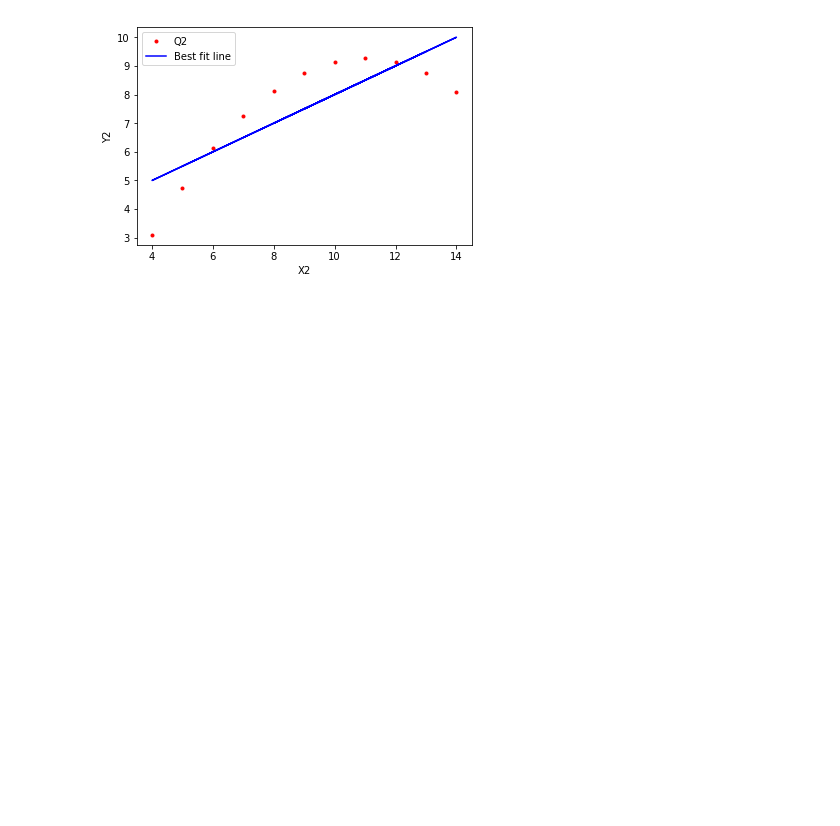
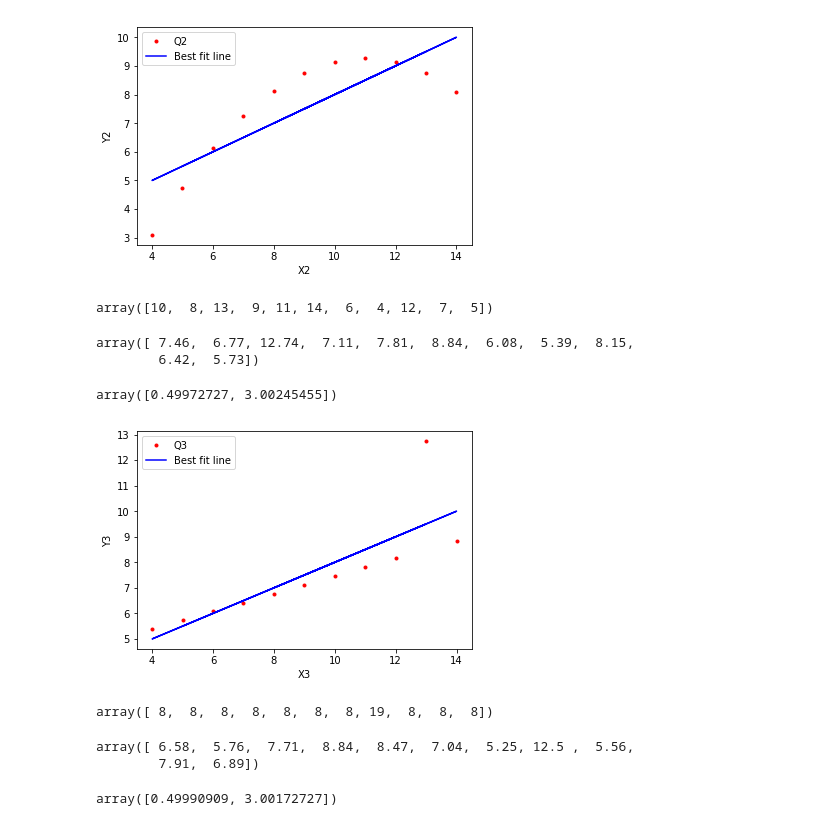
Before and after one commit to jruther/Assign_Repo_for_Funda_DA, a Jupyter notebook: Anscombe's_Quartet_Analysis .ipynb, the cells around one changed output. Saved outputs shown, nothing was run; the diff lists cells and outputs as text; code cells hidden in the pictures; blank space fills up the shorter version.

Commit message:
additional graphs added

```diff
--- a/Anscombe's_Quartet_Analysis .ipynb
+++ b/Anscombe's_Quartet_Analysis .ipynb
@@ -134,3 +134,52 @@ plt.legend()
 plt.show()
 # %% [output]
 [figure]
+# %%
+#Now let us look at the 3rd Quartet or Q3 using the workflow from Q2.
+X3 = df.iloc[0:10,4:5]
+X3 = df["X3"].tolist()
+X3 = np.asarray(X3)
+X3
+# %% [output]
+array([10,  8, 13,  9, 11, 14,  6,  4, 12,  7,  5])
+# %%
+Y3 = df.iloc[0:10,5:6]
+Y3 = df["Y3"].tolist()
+Y3 = np.asarray(Y3)
+Y3
+# %% [output]
+array([ 7.46,  6.77, 12.74,  7.11,  7.81,  8.84,  6.08,  5.39,  8.15,
+        6.42,  5.73])
+# %%
+np.polyfit(X3,Y3,1)
+# %% [output]
+array([0.49972727, 3.00245455])
+# %%
+plt.plot(X3,Y3,'r.',label='Q3')
+plt.plot(X3,m*X3+c, 'b-', label = 'Best fit line')
+plt.xlabel('X3')
+plt.ylabel('Y3')
+plt.legend()
+plt.show()
+# %% [output]
+[figure, added]
+# %%
+#Now let us look at the 4th Quartet or Q4 using the workflow from Q2.
+X4 = df.iloc[0:10,6:7]
+X4 = df["X4"].tolist()
+X4 = np.asarray(X4)
+X4
+# %% [output]
+array([ 8,  8,  8,  8,  8,  8,  8, 19,  8,  8,  8])
+# %%
+Y4 = df.iloc[0:10,7:8]
+Y4 = df["Y4"].tolist()
+Y4 = np.asarray(Y4)
+Y4
+# %% [output]
+array([ 6.58,  5.76,  7.71,  8.84,  8.47,  7.04,  5.25, 12.5 ,  5.56,
+        7.91,  6.89])
+# %%
+np.polyfit(X4,Y4,1)
+# %% [output]
+array([0.49990909, 3.00172727])
```
Also changed, not shown: parts of 1 cell of this notebook.
